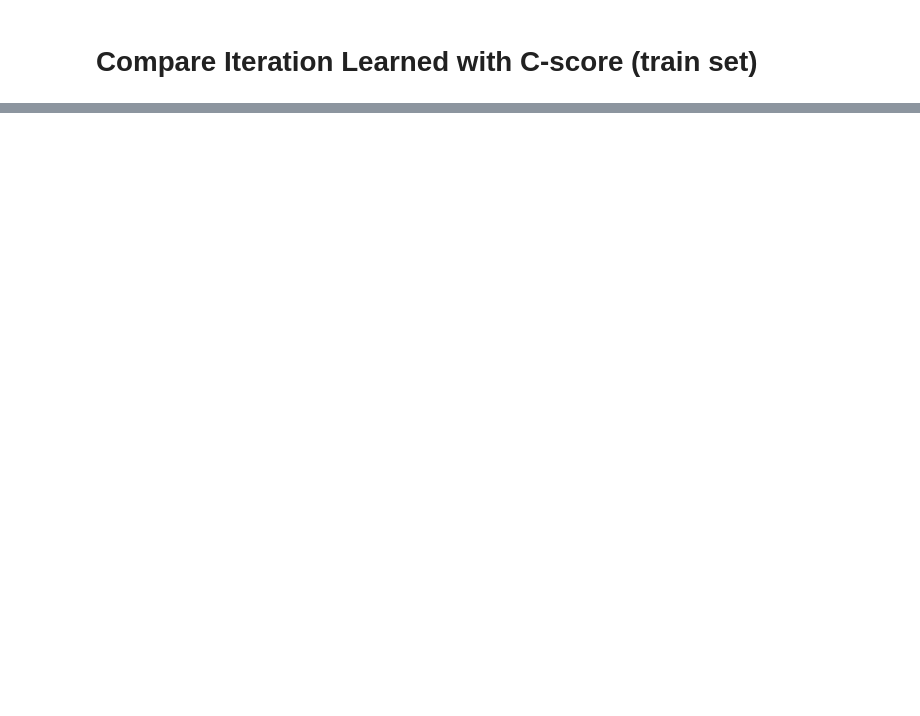
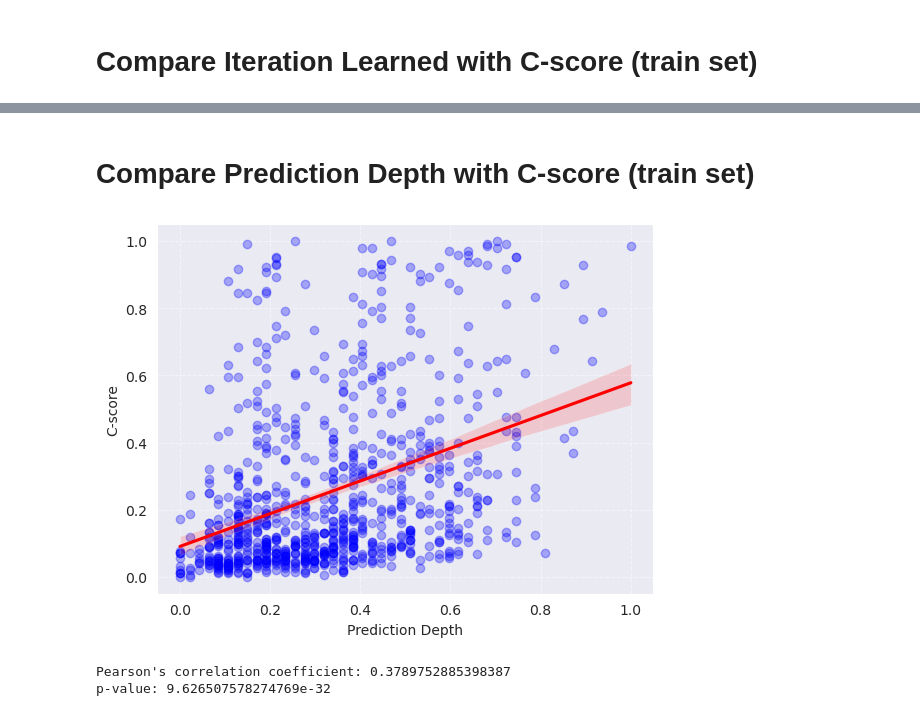
Before and after one commit to RPI-DSPlab/iteration-learned, a Jupyter notebook: visualization.ipynb, the cells around one changed output, grey strips where cells are left out. Drawn from its saved outputs; the diff is of its cells as text; code cells hidden in the pictures; blank space fills up the shorter version.

```diff
--- a/visualization.ipynb
+++ b/visualization.ipynb
@@ -307,0 +233,39 @@ plt.show()
+# %% [markdown]
+# Compare Prediction Depth with C-score (train set)
+# %%
+common_keys = set(imgCS_dict.keys()).intersection(imgPD_dict.keys())
+
+score_cs = []
+score_pd = []
+for key in common_keys:
+    score_cs.append(1-imgCS_dict[key][1])
+    score_pd.append(imgPD_dict[key][1])
+
+# Initialize MinMaxScaler
+scaler = MinMaxScaler()
+
+# Reshape the scores to be 2D arrays
+score_cs_2d = np.array(score_cs).reshape(-1, 1)
+score_pd_2d = np.array(score_pd).reshape(-1, 1)
+
+# Apply MinMaxScaler
+score_cs_scaled = scaler.fit_transform(score_cs_2d).flatten()
+score_pd_scaled = scaler.fit_transform(score_pd_2d).flatten()
+
+# Calculating the Pearson's correlation coefficient and p-value using normalized scores
+correlation, p_value = pearsonr(score_pd_scaled, score_cs_scaled)
+
+# Plotting the scatter plot
+sns.regplot(x=score_pd_scaled, y=score_cs_scaled, scatter_kws={"color": "blue", "alpha": 0.3}, line_kws={"color": "red"})
+plt.xlabel("Prediction Depth")
+plt.ylabel("C-score")
+plt.grid(True, linestyle='--', alpha=0.5)
+plt.show()
+
+# Printing the correlation coefficient and p-value
+print("Pearson's correlation coefficient:", correlation)
+print("p-value:", p_value)
+# %% [output]
+[figure, added]
+Pearson's correlation coefficient: 0.3789752885398387
+p-value: 9.626507578274769e-32
```
Also changed, not shown: parts of 13 cells of this notebook, 1 other file.
